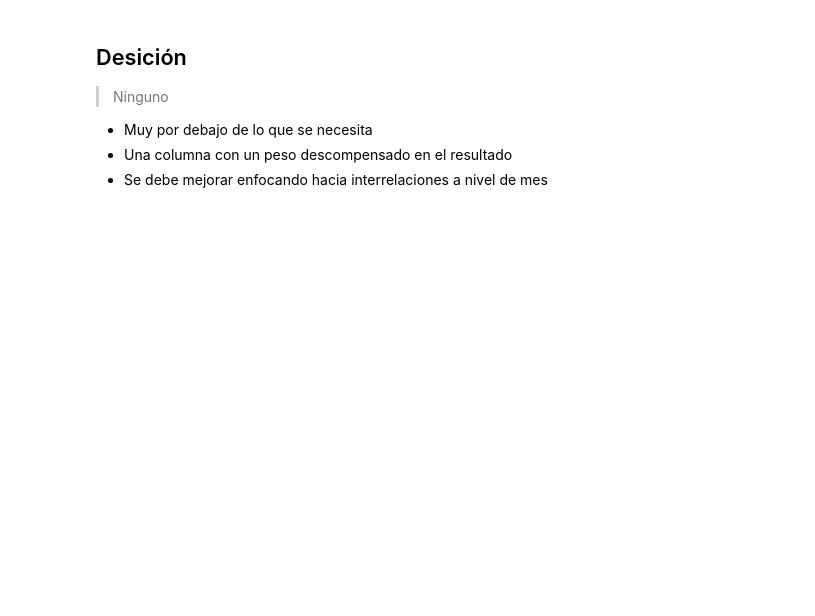
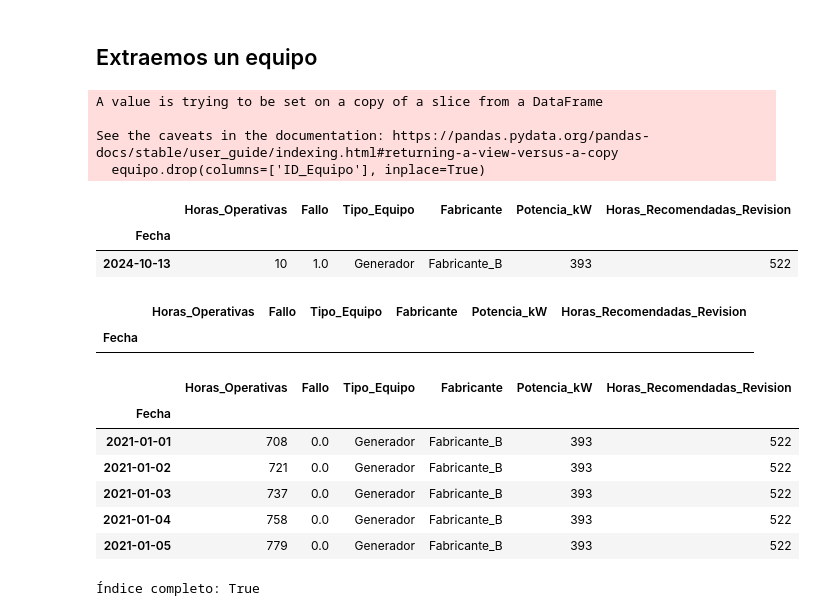
Before and after one commit to ricardoahumada/DataExpert, a Jupyter notebook: src/3.etapa4_Train.ipynb, the cells around one changed output. Drawn from its saved outputs; the diff is of its cells as text; code cells hidden in the pictures; blank space fills up the shorter version.

```diff
--- a/src/3.etapa4_Train.ipynb
+++ b/src/3.etapa4_Train.ipynb
@@ -180,7 +36,53 @@ results_df.to_csv(result_path, index=False)
-# %% [markdown]
-## Desición
-> Ninguno
-
-- Muy por debajo de lo que se necesita
-- Una columna con un peso descompensado en el resultado
-- Se debe mejorar enfocando hacia interrelaciones a nivel de mes
+# %% [markdown]
+## Extraemos un equipo
+# %%
+equipo = final_data[final_data['ID_Equipo'] == 2]
+# %%
+# Eliminar columnas innecesarias
+equipo.drop(columns=['ID_Equipo'], inplace=True)
+# %% [output]
+A value is trying to be set on a copy of a slice from a DataFrame
+
+See the caveats in the documentation: https://pandas.pydata.org/pandas-docs/stable/user_guide/indexing.html#returning-a-view-versus-a-copy
+  equipo.drop(columns=['ID_Equipo'], inplace=True)
+# %%
+# fecha como índice
+equipo = equipo.set_index('Fecha')
+# %%
+# ïndices Duplicados
+equipo[equipo.index.duplicated()]
+# %% [output]
+|  | Horas_Operativas | Fallo | Tipo_Equipo | Fabricante | Potencia_kW | Horas_Recomendadas_Revision |
+| Fecha |  |  |  |  |  |  |
+| 2024-10-13 | 10 | 1.0 | Generador | Fabricante_B | 393 | 522 |
+# %%
+# Eliminar índices duplicados (mantener el primero)
+equipo_clean = equipo[~equipo.index.duplicated(keep='first')]
+
+equipo_clean[equipo_clean.index.duplicated()]
+# %% [output]
+|  | Horas_Operativas | Fallo | Tipo_Equipo | Fabricante | Potencia_kW | Horas_Recomendadas_Revision |
+| Fecha |  |  |  |  |  |  |
+# %%
+# Convierte Timeseries a frecuencia especificada.
+equipo_fq = equipo_clean.asfreq('D')
+equipo_fq = equipo_clean.sort_index()
+equipo_fq.head()
+# %% [output]
+|  | Horas_Operativas | Fallo | Tipo_Equipo | Fabricante | Potencia_kW | Horas_Recomendadas_Revision |
+| Fecha |  |  |  |  |  |  |
+| 2021-01-01 | 708 | 0.0 | Generador | Fabricante_B | 393 | 522 |
+| 2021-01-02 | 721 | 0.0 | Generador | Fabricante_B | 393 | 522 |
+| 2021-01-03 | 737 | 0.0 | Generador | Fabricante_B | 393 | 522 |
+| 2021-01-04 | 758 | 0.0 | Generador | Fabricante_B | 393 | 522 |
+| 2021-01-05 | 779 | 0.0 | Generador | Fabricante_B | 393 | 522 |
+# %%
+# Verificar que un índice temporal está completo
+
+fecha_inicio = equipo_fq.index.min()
+fecha_fin = equipo_fq.index.max()
+date_range_completo = pd.date_range(start=fecha_inicio, end=fecha_fin, freq=equipo_fq.index.freq)
+
+print(f"Índice completo: {(equipo_fq.index == date_range_completo).all()}")
+# %% [output]
+Índice completo: True
```
Also changed, not shown: parts of 34 cells of this notebook, 1 other file.
